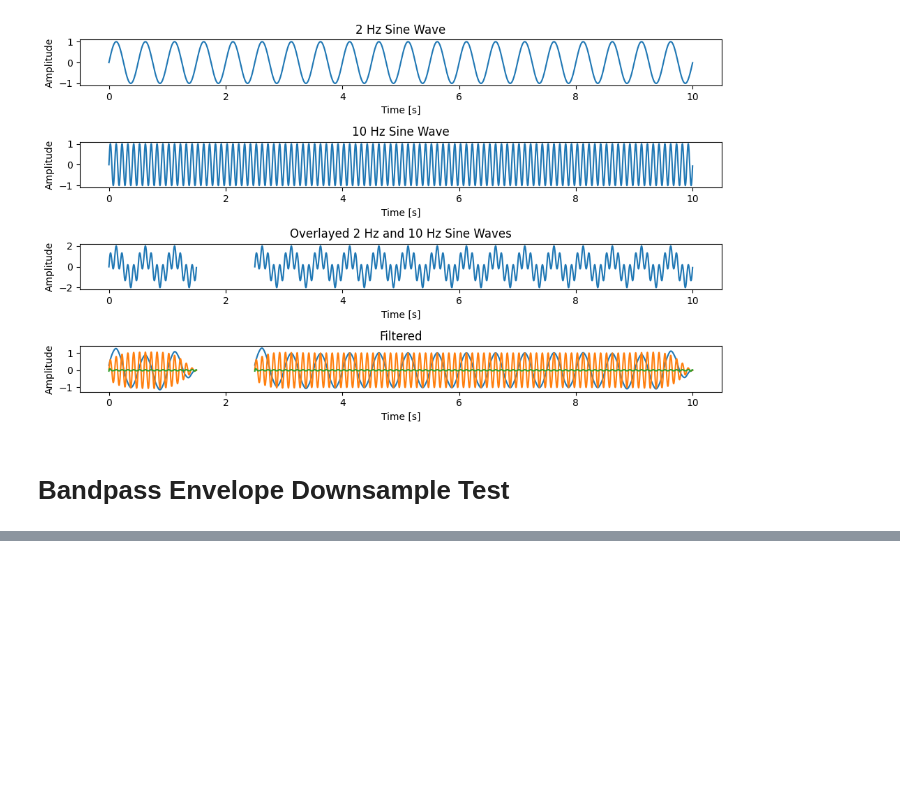
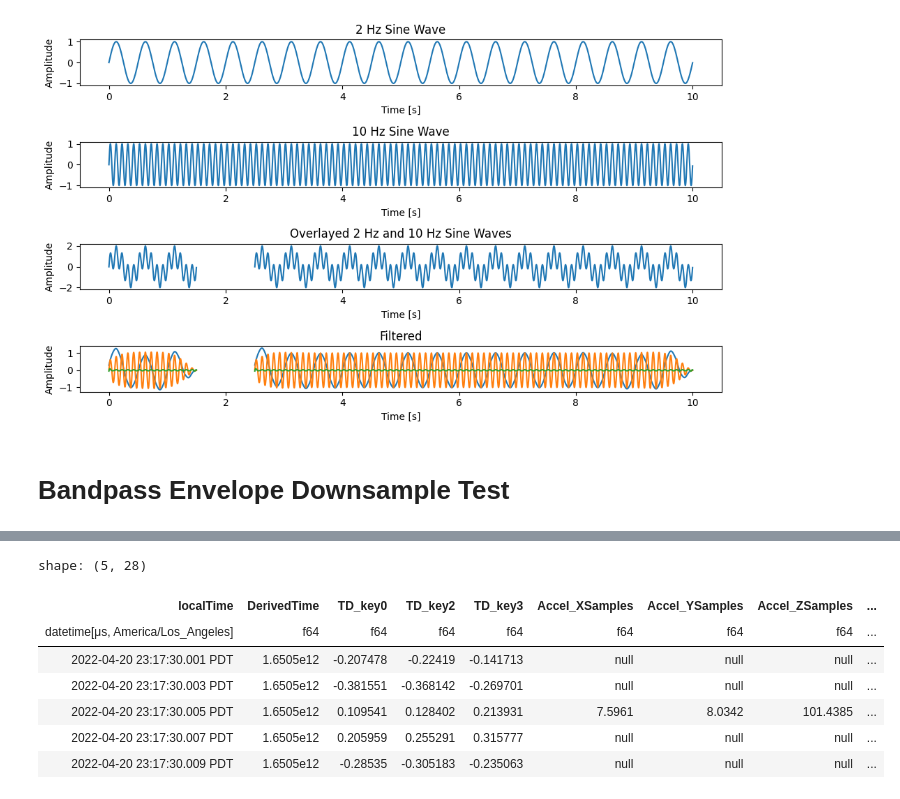
Before and after one commit to jiaangyao/integrated_rcs_analysis, a Jupyter notebook: python/analysis_notebooks_CS/function_tests.ipynb, the cells around one changed output, grey strips where cells are left out. Drawn from its saved outputs; the diff is of its cells as text; code cells hidden in the pictures; blank space fills up the shorter version.

```diff
--- a/python/analysis_notebooks_CS/function_tests.ipynb
+++ b/python/analysis_notebooks_CS/function_tests.ipynb
@@ -232,0 +255,11 @@ InvalidInputException: Invalid Input Error: Malformed JSON in file "/media/dropb
+# %%
+df[100000:100000+1000].head()
+# %% [output]
+shape: (5, 28)
+| localTime | DerivedTime | TD_key0 | TD_key2 | TD_key3 | Accel_XSamples | Accel_YSamples | Accel_ZSamples | ... |
+| datetime[μs, America/Los_Angeles] | f64 | f64 | f64 | f64 | f64 | f64 | f64 | ... |
+| 2022-04-20 23:17:30.001 PDT | 1.6505e12 | -0.207478 | -0.22419 | -0.141713 | null | null | null | ... |
+| 2022-04-20 23:17:30.003 PDT | 1.6505e12 | -0.381551 | -0.368142 | -0.269701 | null | null | null | ... |
+| 2022-04-20 23:17:30.005 PDT | 1.6505e12 | 0.109541 | 0.128402 | 0.213931 | 7.5961 | 8.0342 | 101.4385 | ... |
+| 2022-04-20 23:17:30.007 PDT | 1.6505e12 | 0.205959 | 0.255291 | 0.315777 | null | null | null | ... |
+| 2022-04-20 23:17:30.009 PDT | 1.6505e12 | -0.28535 | -0.305183 | -0.235063 | null | null | null | ... |
```
Also changed, not shown: parts of 9 cells of this notebook, 28 other files.
